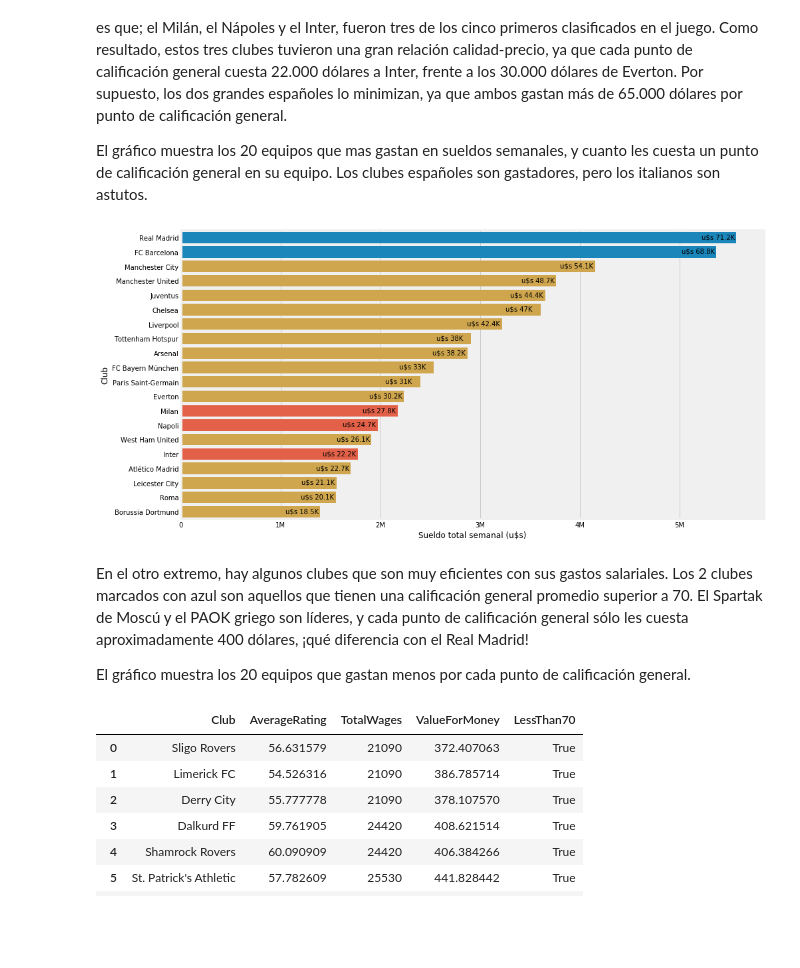
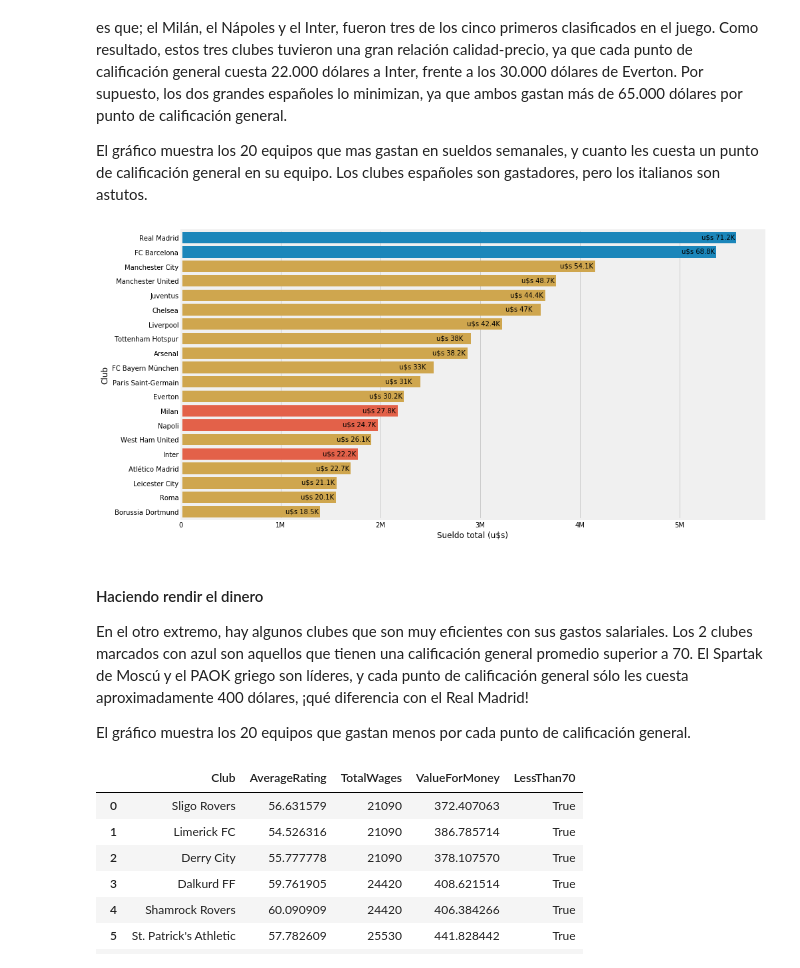
Before and after one commit to raulcarlomagno/dmuba-especializacion-futbol, a Jupyter notebook: main.ipynb, the cells around one changed output. Saved outputs shown, nothing was run; the diff lists cells and outputs as text; code cells hidden in the pictures; blank space fills up the shorter version.

```diff
--- a/main.ipynb
+++ b/main.ipynb
@@ -1004,18 +1004,19 @@ df_wage.reset_index(inplace = True, drop = True)
 # %%
 f, ax = plt.subplots(figsize=(14, 8))
 
 sns.barplot(x="TotalWages", y="Club", data=df_wage, dodge=False, hue="Top2")
 
 ax.get_legend().remove()
-ax.set(ylabel="Club", xlabel="Sueldo total semanal (u$s)")
+ax.set(ylabel="Club", xlabel="Sueldo total (u$s)")
 
 for index, row in df_wage.iterrows():
     ax.annotate('u$s ' + human_format(row['ValueForMoney']), (row['TotalWages']-350000, index+0.1))
 
 ax.xaxis.set_major_formatter(ticker.FuncFormatter(reformat_large_tick_values));
 # %% [output]
-[figure, old version]
+[figure, new version]
 # %% [markdown]
+#### Haciendo rendir el dinero
 En el otro extremo, hay algunos clubes que son muy eficientes con sus gastos salariales. Los 2 clubes marcados con azul son aquellos que tienen una calificación general promedio superior a 70. El Spartak de Moscú y el PAOK griego son líderes, y cada punto de calificación general sólo les cuesta aproximadamente 400 dólares, ¡qué diferencia con el Real Madrid!
 
 El gráfico muestra los 20 equipos que gastan menos por cada punto de calificación general.
```
Also changed, not shown: parts of 22 cells of this notebook.
